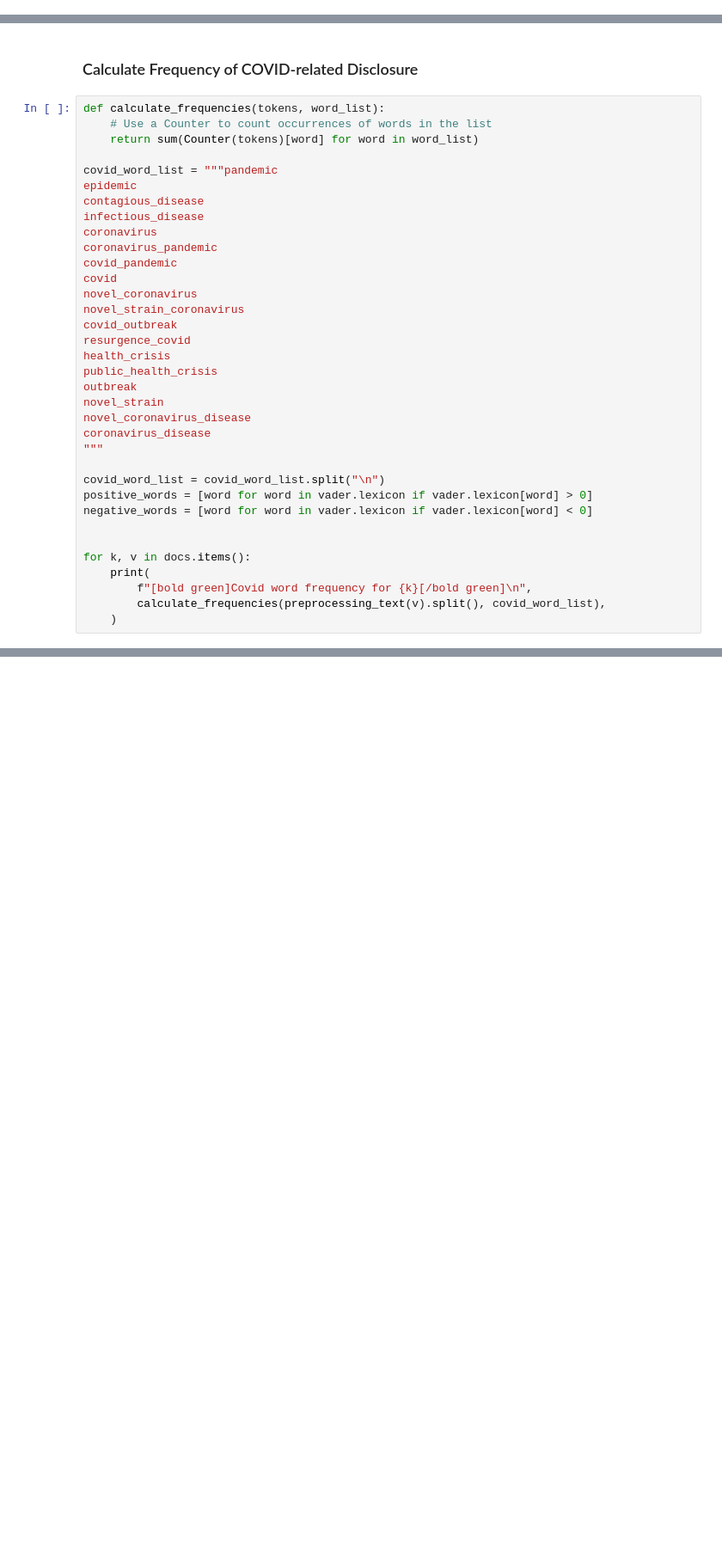
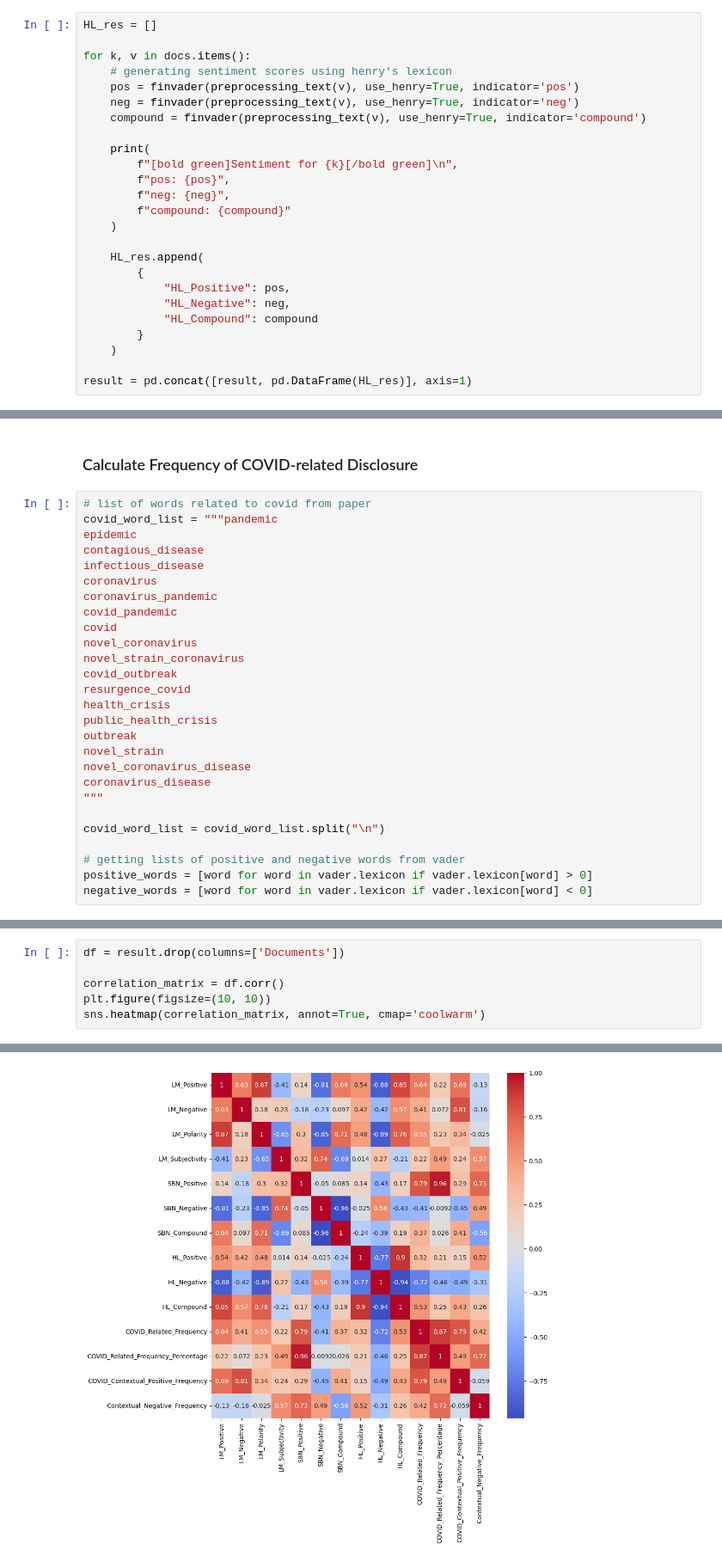
Before and after one commit to lakshyaag/INSY-669-Group-Project, a Jupyter notebook: sentiment_analysis.ipynb, the cells around one changed output, grey strips where cells are left out. Shown: that part at 86% size. Saved outputs shown, nothing was run; the diff lists cells and outputs as text; blank space fills up the shorter version.

Commit message:
add result dataframe

```diff
--- a/sentiment_analysis.ipynb
+++ b/sentiment_analysis.ipynb
@@ -306,0 +338,25 @@ Sentiment for AAPL
+# %%
+HL_res = []
+
+for k, v in docs.items():
+    # generating sentiment scores using henry's lexicon
+    pos = finvader(preprocessing_text(v), use_henry=True, indicator='pos')
+    neg = finvader(preprocessing_text(v), use_henry=True, indicator='neg')
+    compound = finvader(preprocessing_text(v), use_henry=True, indicator='compound')
+
+    print(
+        f"[bold green]Sentiment for {k}[/bold green]\n",
+        f"pos: {pos}",
+        f"neg: {neg}",
+        f"compound: {compound}"
+    )
+
+    HL_res.append(
+        {
+            "HL_Positive": pos,
+            "HL_Negative": neg,
+            "HL_Compound": compound
+        }
+    )
+
+result = pd.concat([result, pd.DataFrame(HL_res)], axis=1)
@@ -307,10 +374,7 @@ Sentiment for AAPL
 # %% [markdown]
 ### Calculate Frequency of COVID-related Disclosure
 # %%
-def calculate_frequencies(tokens, word_list):
-    # Use a Counter to count occurrences of words in the list
-    return sum(Counter(tokens)[word] for word in word_list)
-
+# list of words related to covid from paper
 covid_word_list = """pandemic
 epidemic
 contagious_disease
@@ -332,12 +396,7 @@ coronavirus_disease
 """
 
 covid_word_list = covid_word_list.split("\n")
+
+# getting lists of positive and negative words from vader
 positive_words = [word for word in vader.lexicon if vader.lexicon[word] > 0]
 negative_words = [word for word in vader.lexicon if vader.lexicon[word] < 0]
-
-
-for k, v in docs.items():
-    print(
-        f"[bold green]Covid word frequency for {k}[/bold green]\n",
-        calculate_frequencies(preprocessing_text(v).split(), covid_word_list),
-    )
@@ -412,0 +479,7 @@ Contextual positive frequency for AAPL
+# %%
+df = result.drop(columns=['Documents'])
+
+correlation_matrix = df.corr()
+plt.figure(figsize=(10, 10))
+sns.heatmap(correlation_matrix, annot=True, cmap='coolwarm')
+# %% [output]
@@ -412,0 +489 @@ Contextual positive frequency for AAPL
+[figure, added]
```
Also changed, not shown: parts of 17 cells of this notebook, 1 other file.
